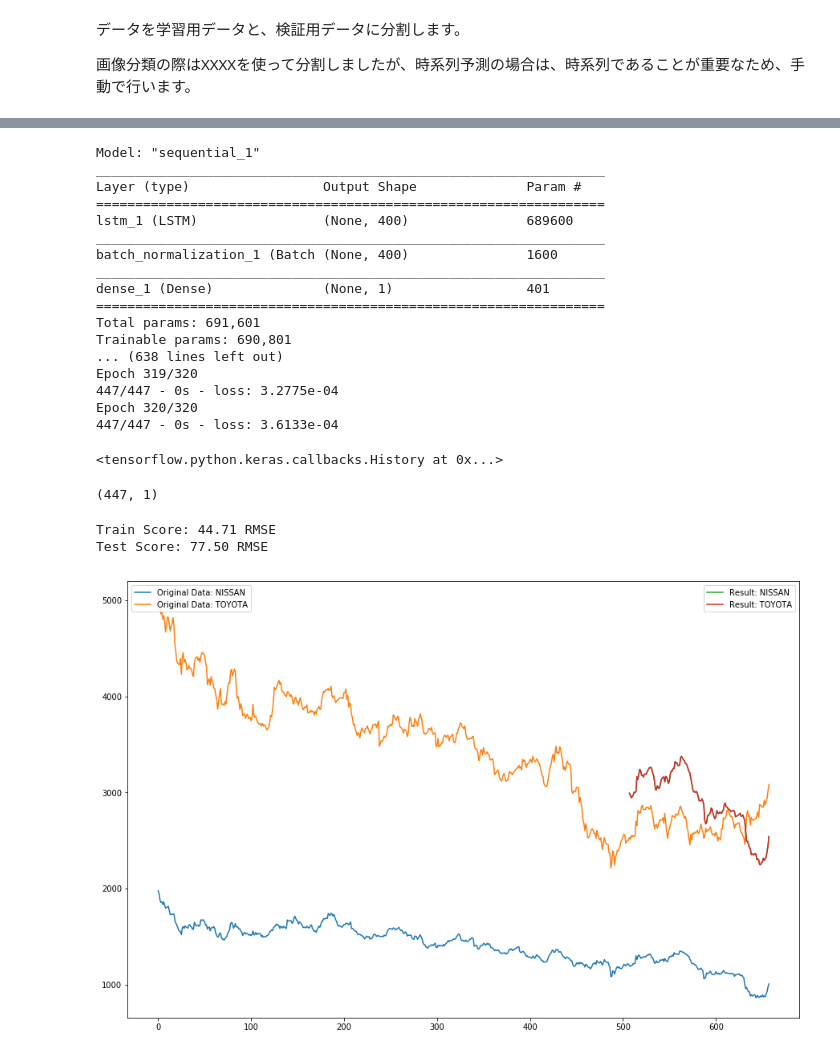
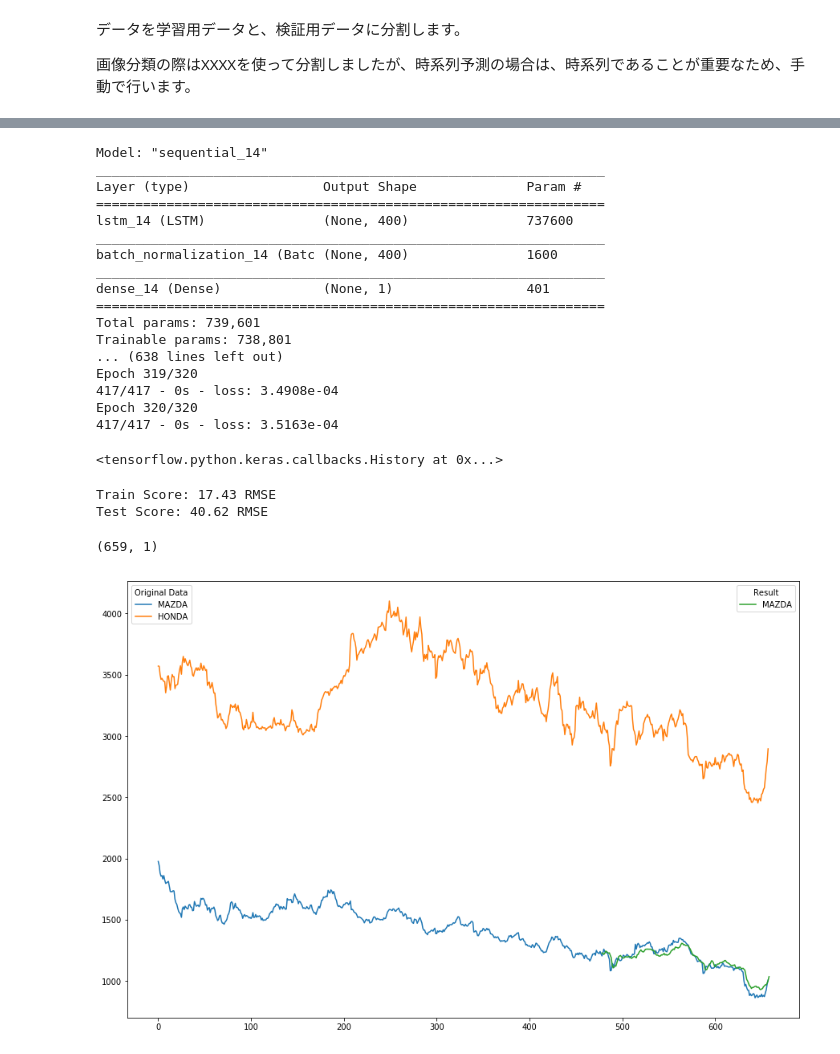
Before and after one commit to scpepper69/ml-learning-materials, a Jupyter notebook: TensorFlow_Keras_LSTM_01_draft.ipynb, the cells around one changed output, grey strips where cells are left out. Drawn from its saved outputs; the diff is of its cells as text; code cells hidden in the pictures.

```diff
--- a/TensorFlow_Keras_LSTM_01_draft.ipynb
+++ b/TensorFlow_Keras_LSTM_01_draft.ipynb
@@ -77,3 +77,6 @@ tf_graph_util.py.1  100%[===================>]  19.12K  --.-KB/s    in 0.01s
+# %%
+look_back = 60
+val_days = 180
 # %% [markdown]
 ### 3.2.2 データの準備
 
@@ -86,16 +89,18 @@ tf_graph_util.py.1  100%[===================>]  19.12K  --.-KB/s    in 0.01s
 # 予測対象のサンプルデータを取得
 !wget https://raw.githubusercontent.com/scpepper69/ml-learning-materials/master/sample/stock_auto_data.csv
 
-dataframe = pandas.read_csv('./stock_auto_data.csv', usecols=[1,2,3,4,5], engine='python', skipfooter=0).iloc[:,[3,1,0,2,4]]
-#dataframe = pandas.read_csv('./stock_auto_data.csv', usecols=[3,5], engine='python', skipfooter=0)
-#dataframe = pandas.read_csv('./stock_auto_data.csv', usecols=[2], engine='python', skipfooter=0)
+#legend_list = ["MAZDA","TOYOTA","NISSAN","HONDA","SUBARU"]
+legend_list = ["MAZDA","HONDA"]
+
+
+#dataframe = pandas.read_csv('./stock_auto_data.csv', usecols=[1,2,3,4,5], engine='python', skipfooter=0).iloc[:,[2,1,0,3,4]]
+dataframe = pandas.read_csv('./stock_auto_data.csv', usecols=[3,4], engine='python', skipfooter=0)
+#dataframe = pandas.read_csv('./stock_auto_data.csv', usecols=[3], engine='python', skipfooter=0)
 print(dataframe.head())
 
 plt.figure(figsize=(15, 10))
 p1 = plt.plot(dataframe)
-l1 = plt.legend(p1,["Original Data: MAZDA","Original Data: TOYOTA","Original Data: NISSAN","Original Data: HONDA","Original Data: SUBARU"],loc='upper left')
-#l1 = plt.legend(p1,["Original Data: MAZDA","Original Data: SUBARU"],loc='upper left')
-#l1 = plt.legend(p1,["Original Data: TOYOTA"],loc='upper left')
+l1 = plt.legend(p1,legend_list, loc='upper left', title='Original Data')
 
 plt.show()
 # %% [output]
@@ -143,7 +148,7 @@ plt.show()
 画像分類の際はXXXXを使って分割しましたが、時系列予測の場合は、時系列であることが重要なため、手動で行います。
 # %%
 # split into train and test sets
-train_size = int(len(dataset) -181)
-test_size = len(dataset) - train_size
-train, test = dataset[0:train_size,:], dataset[train_size:len(dataset),:]
-print(len(train), len(test))
+train_size = int(len(dataset) -val_days -1)
+#test_size = len(dataset) - train_size
+train, test = dataset[0:train_size,:], dataset[train_size-look_back:len(dataset),:]
+print(len(dataset), len(train), len(test))
@@ -186,7 +193,6 @@ def create_dataset_ex(dataset, look_back=30, target_col=0):
 
 
 # reshape into X=t and Y=t+1
-look_back = 30
 trainX, trainY = create_dataset_ex(train, look_back)
 testX, testY = create_dataset_ex(test, look_back)
 print(trainX.shape)
@@ -214,23 +220,23 @@ model.compile(loss='mean_squared_error', optimizer='adam')
 model.summary()
 model.fit(trainX, trainY, epochs=320, batch_size=16, verbose=2)
 # %% [output]
-Model: "sequential_1"
+Model: "sequential_14"
 _________________________________________________________________
 Layer (type)                 Output Shape              Param #
 =================================================================
-lstm_1 (LSTM)                (None, 400)               689600
+lstm_14 (LSTM)               (None, 400)               737600
 _________________________________________________________________
-batch_normalization_1 (Batch (None, 400)               1600
+batch_normalization_14 (Batc (None, 400)               1600
 _________________________________________________________________
-dense_1 (Dense)              (None, 1)                 401
+dense_14 (Dense)             (None, 1)                 401
 =================================================================
-Total params: 691,601
-Trainable params: 690,801
+Total params: 739,601
+Trainable params: 738,801
 ... (638 lines left out)
 Epoch 319/320
-447/447 - 0s - loss: 3.2775e-04
+417/417 - 0s - loss: 3.4908e-04
 Epoch 320/320
-447/447 - 0s - loss: 3.6133e-04
+417/417 - 0s - loss: 3.5163e-04
 <tensorflow.python.keras.callbacks.History at 0x...>
 # %%
 # make predictions
@@ -241,10 +247,6 @@ pad_col = numpy.zeros(dataset.shape[1]-1)
 # invert predictions
 #def pad_array(val):
 #    return numpy.array([numpy.insert(pad_col, 0, x) for x in val])
-# %%
-print(trainPredict.shape)
-# %% [output]
-(447, 1)
 # %%
 # invert predictions
 #def pad_array(val):
@@ -275,31 +277,33 @@ print('Train Score: %.2f RMSE' % (trainScore))
 testScore = math.sqrt(mean_squared_error(scaled_testY[:,0], scaled_testPredict[:,0]))
 print('Test Score: %.2f RMSE' % (testScore))
 # %% [output]
-Train Score: 44.71 RMSE
-Test Score: 77.50 RMSE
+Train Score: 17.43 RMSE
+Test Score: 40.62 RMSE
 # %%
 #print(testY[:,0])
 #print(testPredict[:,0])
 # shift train predictions for plotting
 trainPredictPlot = numpy.empty_like(dataset)
 trainPredictPlot[:, :] = numpy.nan
 trainPredictPlot[look_back:len(scaled_trainPredict)+look_back, :] = scaled_trainPredict
 # shift test predictions for plotting
-testPredictPlot = numpy.empty_like(dataset)
+#testPredictPlot = numpy.empty_like(dataset)
+testPredictPlot = numpy.empty((len(dataset)+1, trainY.shape[1]), dtype=numpy.float)
 testPredictPlot[:, :] = numpy.nan
-testPredictPlot[len(scaled_trainPredict)+(look_back*2):len(dataset), :] = scaled_testPredict
+print(testPredictPlot.shape)
+#testPredictPlot[len(scaled_trainPredict)+(look_back*2):len(dataset), :] = scaled_testPredict
+testPredictPlot[len(dataset)-val_days:len(dataset)+1, :] = scaled_testPredict
 # plot baseline and predictions
 plt.figure(figsize=(15, 10))
 p1 = plt.plot(scaler.inverse_transform(dataset))
 #p2 = plt.plot(trainPredictPlot)
 p2 = plt.plot(testPredictPlot)
-l1 = plt.legend(p1,["Original Data: NISSAN","Original Data: TOYOTA","Original Data: MAZDA","Original Data: HONDA","Original Data: SUBARU"],loc='upper left')
-l2 = plt.legend(p2,["Result: NISSAN","Result: TOYOTA","Result: MAZDA","Result: HONDA","Result: SUBARU"],loc='upper right')
+l1 = plt.legend(p1, legend_list, loc='upper left', title='Original Data')
+l2 = plt.legend(p2, legend_list, loc='upper right', title='Result')
 
 plt.gca().add_artist(l1)
-
 plt.show()
-
 plt.close()
 # %% [output]
+(659, 1)
-[figure, old version]
+[figure, new version]
```
Also changed, not shown: parts of 8 cells of this notebook.
